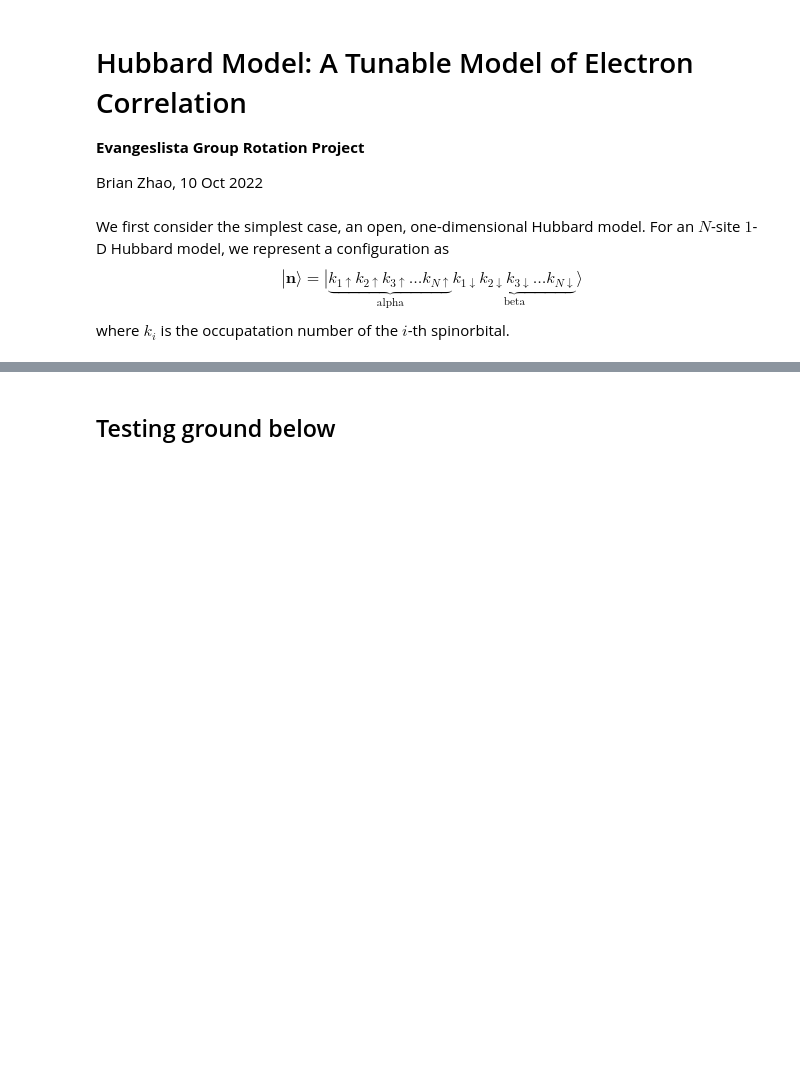
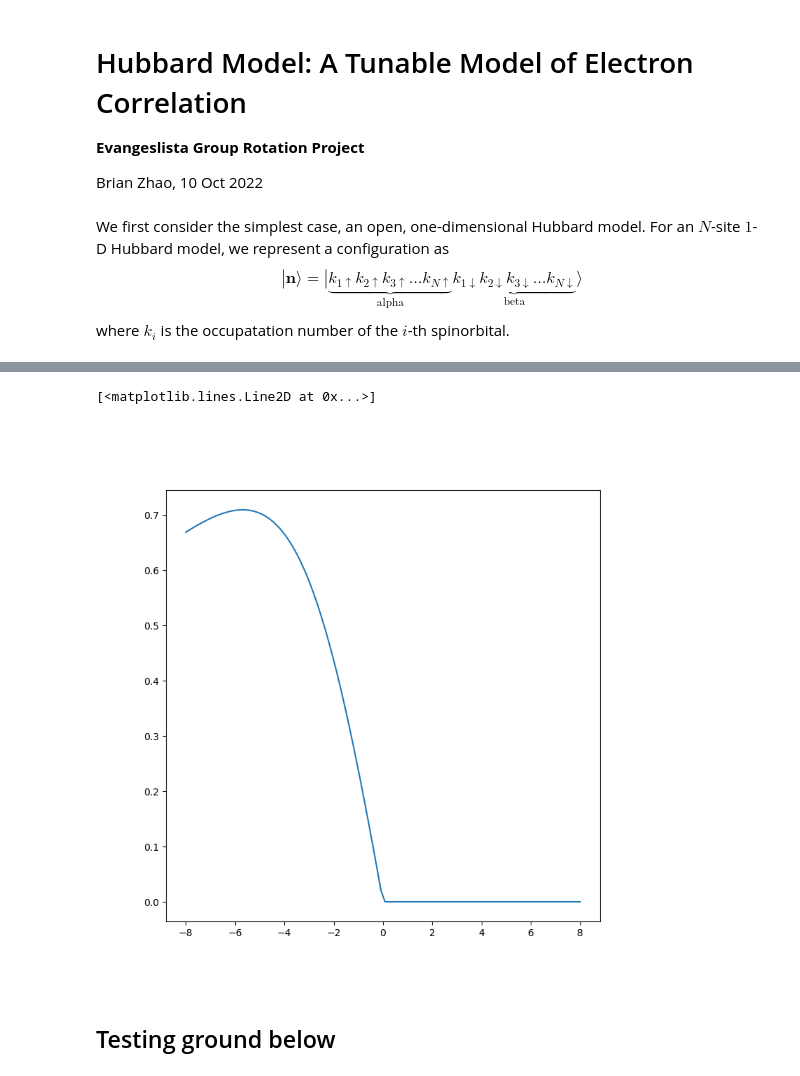
Before and after one commit to brianz98/hubbard-model, a Jupyter notebook: hubbard.ipynb, the cells around one changed output, grey strips where cells are left out. Saved outputs shown, nothing was run; the diff lists cells and outputs as text; code cells hidden in the pictures; blank space fills up the shorter version.

```diff
--- a/hubbard.ipynb
+++ b/hubbard.ipynb
@@ -238,3 +287,19 @@ def annop(bit_string, spinorb):
+# %%
+us = np.linspace(-8,8,100)
+gap = np.zeros(len(us))
+
+for i, u in enumerate(us):
+    hl = HubbardLattice1D(4, 2, 2, 1, u)
+    hl.enumerate_states()
+    hl.get_hamil()
+    eigval,eigvec = np.linalg.eigh(hl.hamil)
+    gap[i] = eigval[1] - eigval[0]
+
+f,ax = plt.subplots(figsize=(8,8))
+ax.plot(us,gap)
+# %% [output]
+[<matplotlib.lines.Line2D at 0x...>]
+[figure, added]
 # %% [markdown]
 ## Testing ground below
 # %%
```
Also changed, not shown: parts of 5 cells of this notebook.
